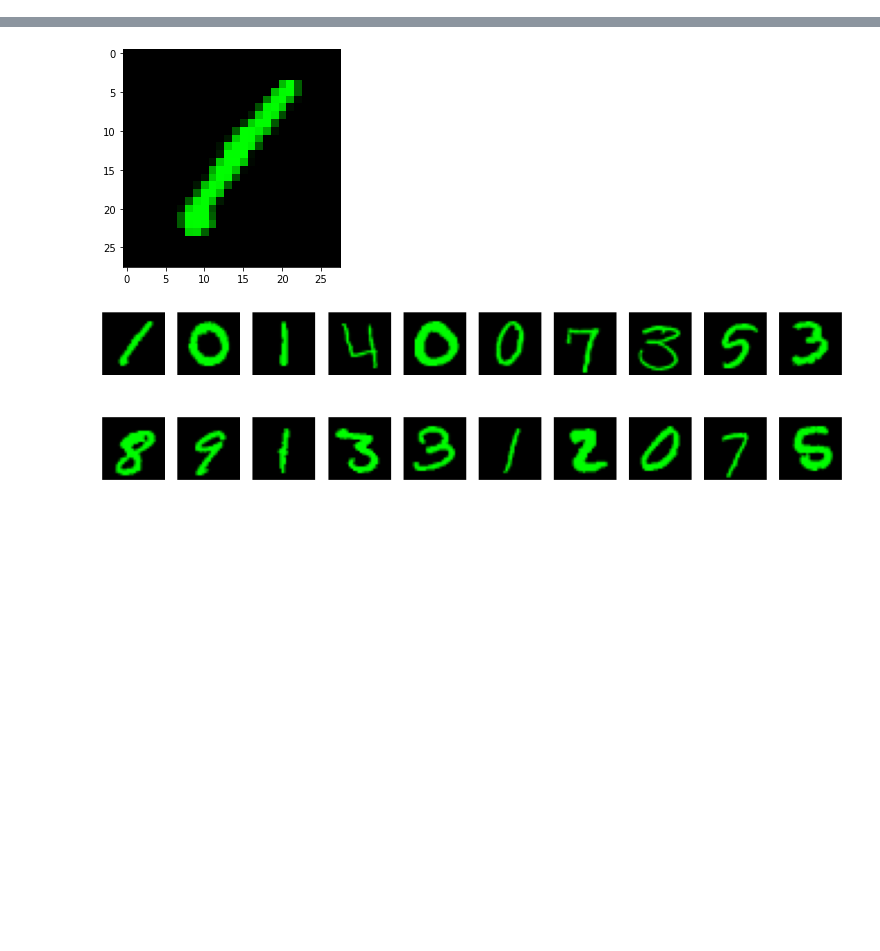
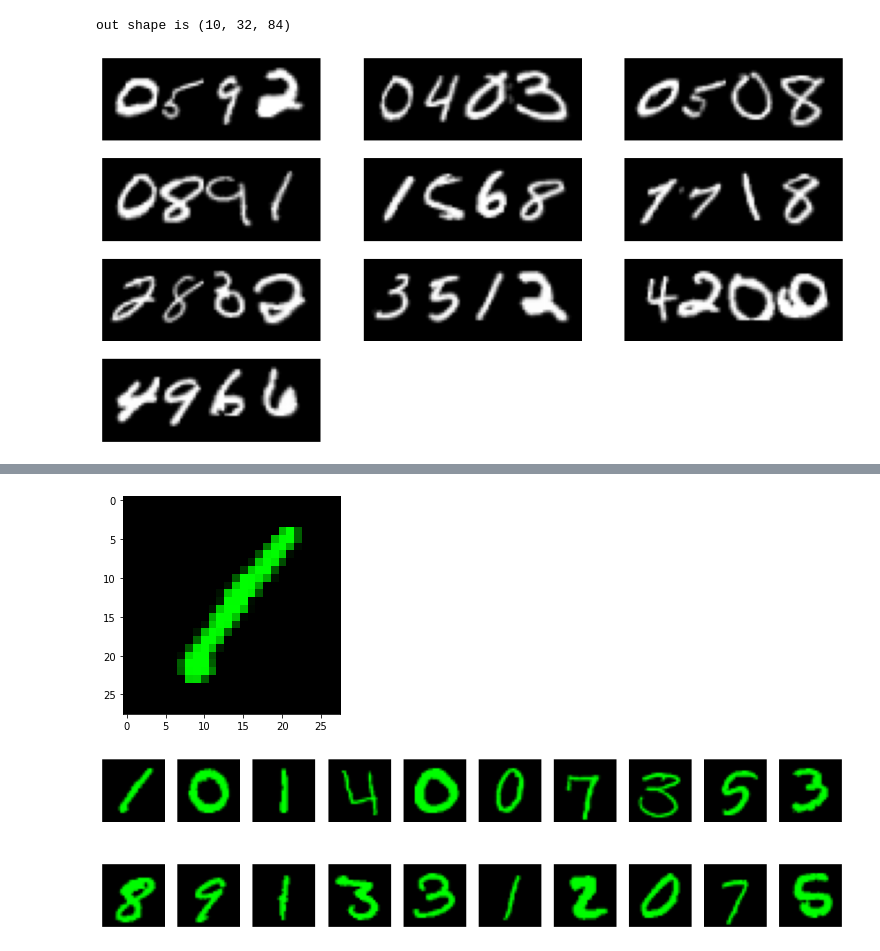
Before and after one commit to tunmustard/features_extractions, a Jupyter notebook: main_data_set_preparation.ipynb, the cells around one changed output, grey strips where cells are left out. Drawn from its saved outputs; the diff is of its cells as text; code cells hidden in the pictures; blank space fills up the shorter version.

```diff
--- a/main_data_set_preparation.ipynb
+++ b/main_data_set_preparation.ipynb
@@ -81,0 +113,72 @@ x_train = np.array(mnist_train[['pixel' + str(idx) for idx in range(784)]][:20])
+# %%
+class Image_generator(object):
+    def __init__(self, num_digits=num_digits):
+        self.layer_common_1_comb = Image_generator.Mod_combinator(num_digits=num_digits, delete_side_margin = 4)
+        self.layer_common_2_pad = Image_generator.Mod_add_padding(pl=2, pr=2, pt=2, pb=2)
+        self.layer_spec_1_transf = Image_generator.Mod_linear_transf(l=0.2, r=0.2, t = 0.2, b = 0.2, rand = True)
+
+    def __call__(self, inp):
+        res_common = self.layer_common_2_pad(self.layer_common_1_comb(inp))
+
+        return self.layer_spec_1_transf(res_common)
+
+    #Concantenate input digits to one long image
+    class Mod_combinator(object):
+        def __init__(self, num_digits, delete_side_margin = 0):
+            self.delete_side_margin = delete_side_margin
+            self.num_digits = num_digits
+        def __call__(self, inp):
+            #expect input matrix with shape (-1, num_samples, n, m)
+            #where n*m - image
+            shape = inp.shape[2]
+            return np.concatenate([np.delete(inp[:,i,:,:], list(((k,shape-1-k) for k in range(self.delete_side_margin))), 2) for i in range(self.num_digits)], axis=2)
+
+    #Add padding left, right, top, bottom
+    class Mod_add_padding(object):
+        def __init__(self, pl=2, pr=2, pt=2, pb=2):
+            self.padd = (pl,pr,pt,pb)
+        def __call__(self, inp):
+            #expect input matrix with shape (-1, a, b)
+            inp_shape = list(inp.shape)
+            inp_shape_l = (inp_shape[0],inp_shape[1], self.padd[0])
+            inp_shape_r = (inp_shape[0],inp_shape[1], self.padd[1])
+            inp_shape_t = (inp_shape[0],self.padd[2], inp_shape[2]+self.padd[0]+self.padd[1])
+            inp_shape_b = (inp_shape[0],self.padd[3], inp_shape[2]+self.padd[0]+self.padd[1])
+            # np.concatenate([np.zeros(inp_shape_l), inp, np.zeros(inp_shape_r)], axis=2)
+            return np.concatenate([np.zeros(inp_shape_t), np.concatenate([np.zeros(inp_shape_l), inp, np.zeros(inp_shape_r)], axis=2), np.zeros(inp_shape_b)], axis=1)
+
+    #Add padding
+    class Mod_linear_transf(object):
+        def __init__(self, l=0.0, r=0.0, t = 0.0, b = 0.0, rand = False):
+            self.sc = (l/2,r/2,t/2,b/2)*np.random.rand(4) if rand else (l/2,r/2,t/2,b/2)
+
+        def __call__(self, inp):
+            w,h = inp.shape[2],inp.shape[1]
+            tl, tr, bl, br = [0,0],[w-1,0],[0,h-1],[w-1,h-1]
+            pts1 = np.float32([tl,tr,bl,br])
+            pts2 = np.float32(
+                np.floor([
+                    [self.sc[2]*w, self.sc[0]*h],
+                    [w-1-self.sc[2]*w, self.sc[1]*h],
+                    [self.sc[3]*w, h-1-self.sc[0]*h],
+                    [w-1-self.sc[3]*w, h-1-self.sc[1]*h]
+                ])
+            )
+            M = cv.getPerspectiveTransform(pts1,pts2)
+
+            return np.array([cv.warpPerspective(i,M,(w,h)) for i in inp])
+
+#Each sample becomes separate class, thus we have num_classes = num_samples
+#Create transformation pipeline object
+img_gem = Image_generator(num_digits=num_digits)
+
+generator_array_reshaped = generator_array.reshape(generator_array.shape[0],generator_array.shape[1],28,28)
+
+result = img_gem(generator_array_reshaped)
+
+print("out shape is",result.shape)
+
+out = Debug.show_images_list(result, col_number = 3)
+# %% [output]
+out shape is (10, 32, 84)
+[figure, added]
```
Also changed, not shown: parts of 7 cells of this notebook.
